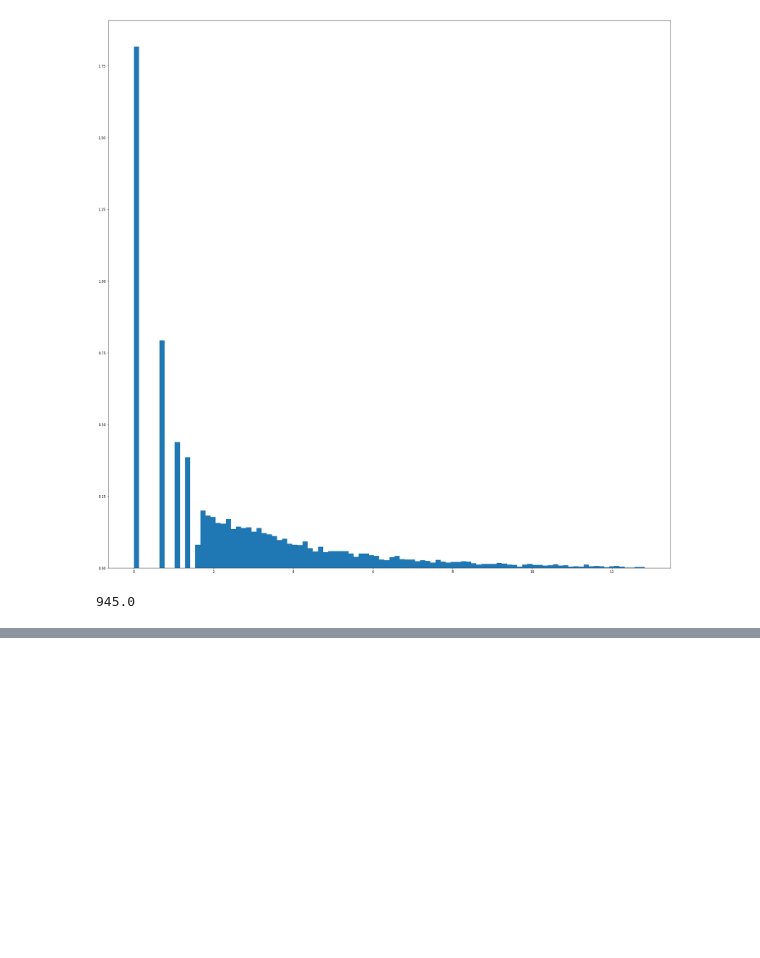
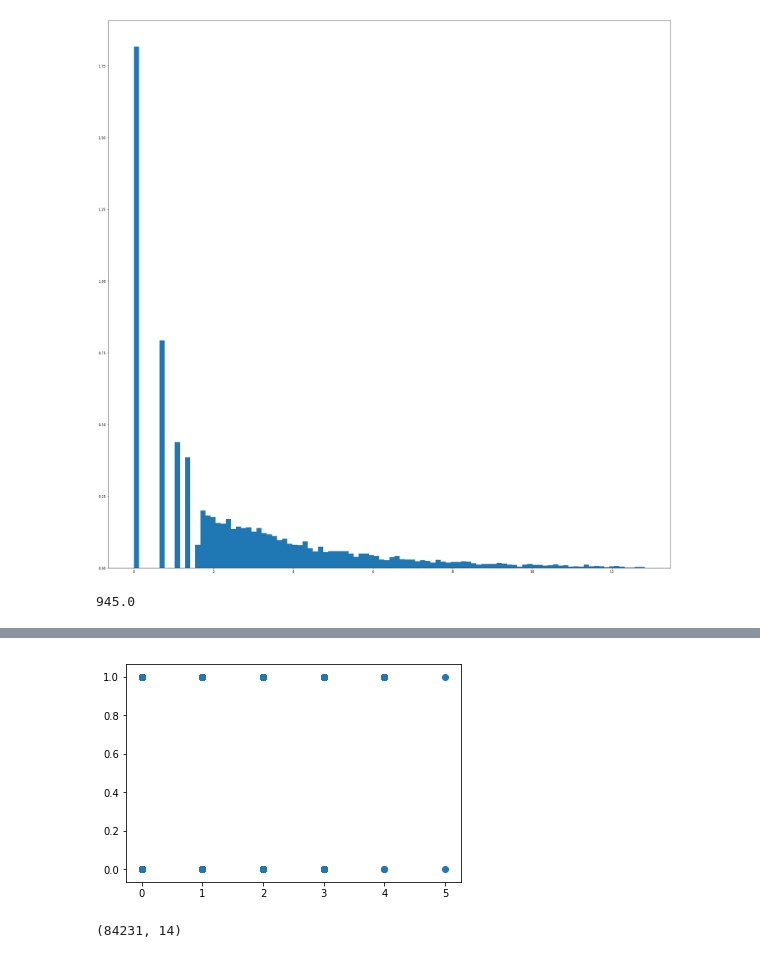
Before and after one commit to yuaaaan/388project, a Jupyter notebook: popularity_prediction.ipynb, the cells around one changed output, grey strips where cells are left out. Drawn from its saved outputs; the diff is of its cells as text; code cells hidden in the pictures; blank space fills up the shorter version.

```diff
--- a/popularity_prediction.ipynb
+++ b/popularity_prediction.ipynb
@@ -322,0 +343,7 @@ diff_prob(samples, log_retweets2)
+# %%
+df["total_words"] = df["happy_words"] + df["sad_words"]
+df["has_retweet"] = df["retweets"].map(lambda x: min(1, x))
+#words_range = [i for i in range(total_words.min(), total_words.max() + 1)]
+print(df.groupby(["total_words", "has_retweet"]).size())
+print(df.groupby(["happy_words", "has_retweet"]).size())
+print(df.groupby(["sad_words", "has_retweet"]).size())
@@ -322,0 +383,6 @@ diff_prob(samples, log_retweets2)
+# %%
+
+plt.bar(words_range, df["retweets"].map(lambda x: min(1, x)))
+plt.show()
+# %% [output]
+[figure, added]
@@ -322,0 +392,6 @@ diff_prob(samples, log_retweets2)
+# %%
+df3["retweets"] = pd.to_numeric(df3["retweets"], errors = "coerce")
+df3.dropna(inplace = True)
+print(df3.shape)
+# %% [output]
+(84231, 14)
```
Also changed, not shown: parts of 7 cells of this notebook, 1 other file.
